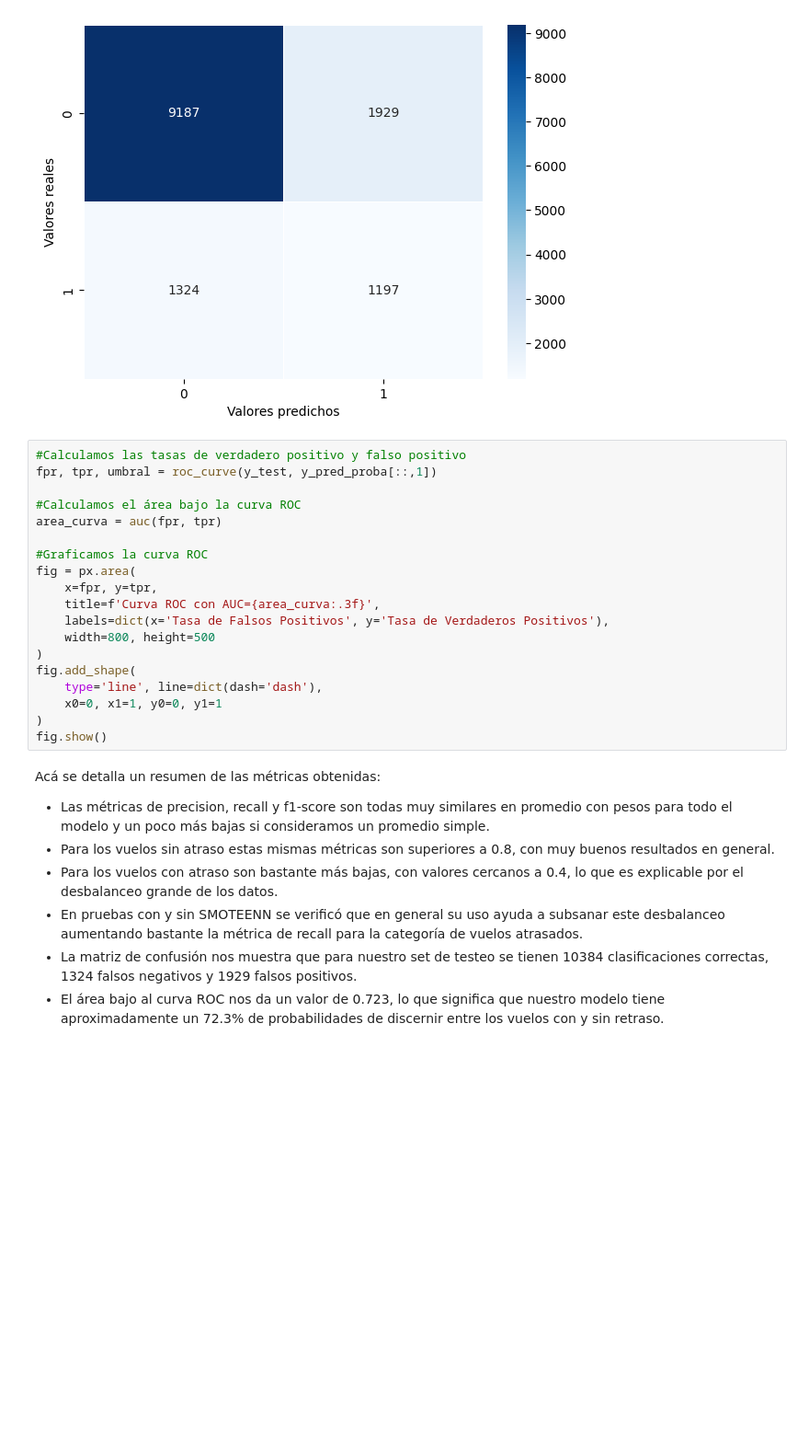
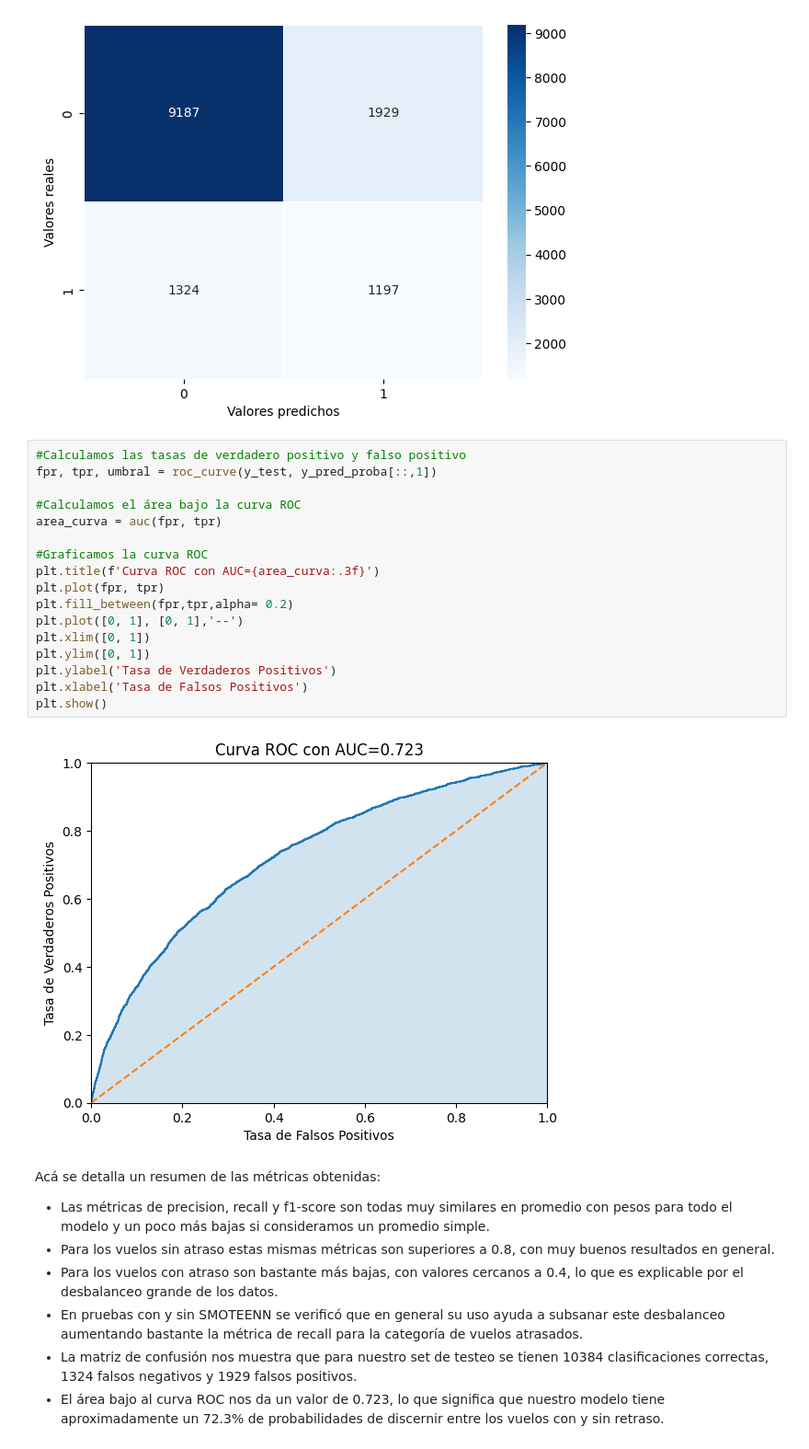
Before and after one commit to miguel-mf/challenge_ds_neuralworks, a Jupyter notebook: Challenge_Vuelos.ipynb, the cells around one changed output. Shown at 92% size. Cells and saved outputs as stored; diff of their text form; blank space fills up the shorter version.

```diff
--- a/Challenge_Vuelos.ipynb
+++ b/Challenge_Vuelos.ipynb
@@ -427,22 +437,22 @@ plt.show()
 # %%
 #Calculamos las tasas de verdadero positivo y falso positivo
 fpr, tpr, umbral = roc_curve(y_test, y_pred_proba[::,1])
 
 #Calculamos el área bajo la curva ROC
 area_curva = auc(fpr, tpr)
 
 #Graficamos la curva ROC
-fig = px.area(
-    x=fpr, y=tpr,
-    title=f'Curva ROC con AUC={area_curva:.3f}',
-    labels=dict(x='Tasa de Falsos Positivos', y='Tasa de Verdaderos Positivos'),
-    width=800, height=500
-)
-fig.add_shape(
-    type='line', line=dict(dash='dash'),
-    x0=0, x1=1, y0=0, y1=1
-)
-fig.show()
+plt.title(f'Curva ROC con AUC={area_curva:.3f}')
+plt.plot(fpr, tpr)
+plt.fill_between(fpr,tpr,alpha= 0.2)
+plt.plot([0, 1], [0, 1],'--')
+plt.xlim([0, 1])
+plt.ylim([0, 1])
+plt.ylabel('Tasa de Verdaderos Positivos')
+plt.xlabel('Tasa de Falsos Positivos')
+plt.show()
+# %% [output]
+[figure, added]
 # %% [markdown]
 Acá se detalla un resumen de las métricas obtenidas:
 
```
Also changed, not shown: parts of 3 cells of this notebook.
